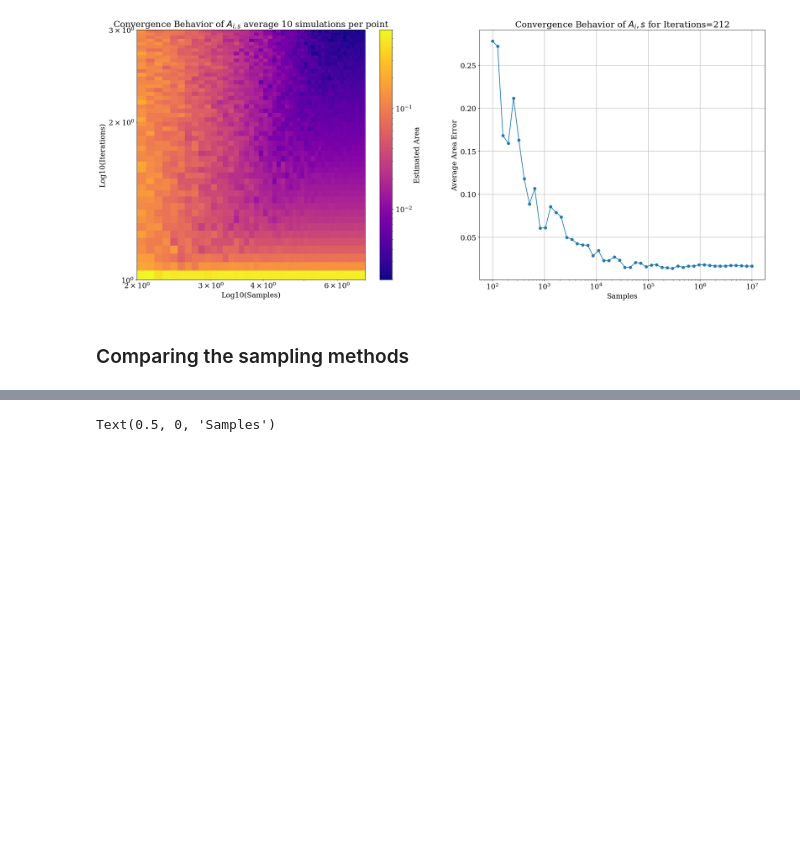
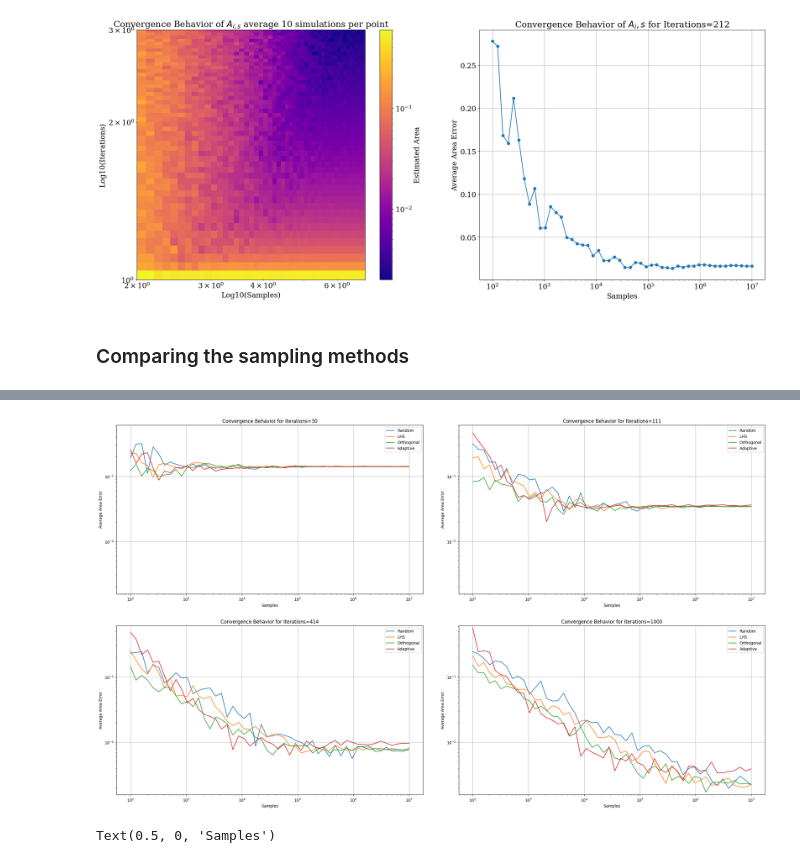
Before and after one commit to reqctoe/STSIM_ass1, a Jupyter notebook: ElinevandeLagemaat_11892900_AdrianRuesink_12195669_EzradeCleen_12042137.ipynb, the cells around one changed output, grey strips where cells are left out. Saved outputs shown, nothing was run; the diff lists cells and outputs as text; code cells hidden in the pictures; blank space fills up the shorter version.

Commit message:
convergence_allmethods

```diff
--- a/ElinevandeLagemaat_11892900_AdrianRuesink_12195669_EzradeCleen_12042137.ipynb
+++ b/ElinevandeLagemaat_11892900_AdrianRuesink_12195669_EzradeCleen_12042137.ipynb
@@ -734,3 +732,35 @@ adapt_areas = np.genfromtxt('adaptive.csv', delimiter=',')
+# %%
+iterations = np.linspace(10,1000,50, dtype=int)
+samples = np.logspace(2, 7, 50, dtype=int)
+fixed_i_indices = [1, 5, 20, 49]  # Example indices
+
+# Creating subplots
+fig, axs = plt.subplots(2, 2, figsize=[25, 15], gridspec_kw={'width_ratios': [1, 1]})
+fig.tight_layout(pad=6.0)
+
+# Common y-axis range for all plots (example range, adjust as needed)
+combined_data = np.concatenate([rand_areas, LHS_areas, ortho_areas, adapt_areas])
+y_min, y_max = np.min(combined_data), np.max(combined_data)
+
+for i in range(2):
+    for j in range(2):
+        index = i * 2 + j
+        axs[i, j].semilogx(samples, rand_areas[fixed_i_indices[index], :], '-', label='Random')
+        axs[i, j].semilogx(samples, LHS_areas[fixed_i_indices[index], :], '-', label='LHS')
+        axs[i, j].semilogx(samples, ortho_areas[fixed_i_indices[index], :], '-', label='Orthogonal')
+        axs[i, j].semilogx(samples, adapt_areas[fixed_i_indices[index], :], '-', label='Adaptive')
+        axs[i, j].set_title(f'Convergence Behavior for Iterations={iterations[fixed_i_indices[index]]}')
+        axs[i, j].set_xlabel('Samples')
+        axs[i, j].set_ylabel('Average Area Error')
+        axs[i, j].set_yscale('log')
+        axs[i, j].set_ylim(y_min, y_max)
+        axs[i, j].grid(True)
+        axs[i, j].legend()
+
+plt.savefig("convergence_all.png",dpi= 1000)
+plt.show()
+# %% [output]
+[figure, added]
 # %%
 from matplotlib.colors import LogNorm
 iterations = np.linspace(10,1000,50, dtype=int)  # From 10^0=1 to 10^3=1000, 50 points
```
Also changed, not shown: parts of 1 cell of this notebook, 2 other files.
